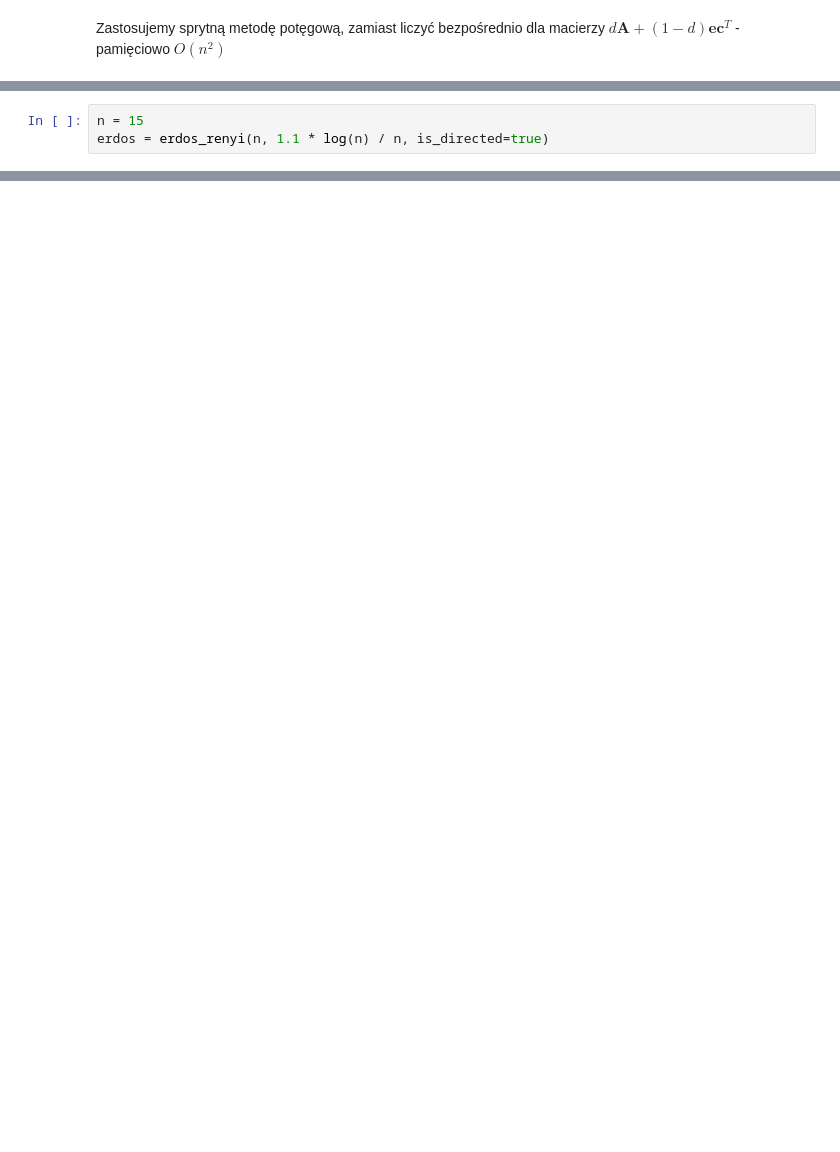
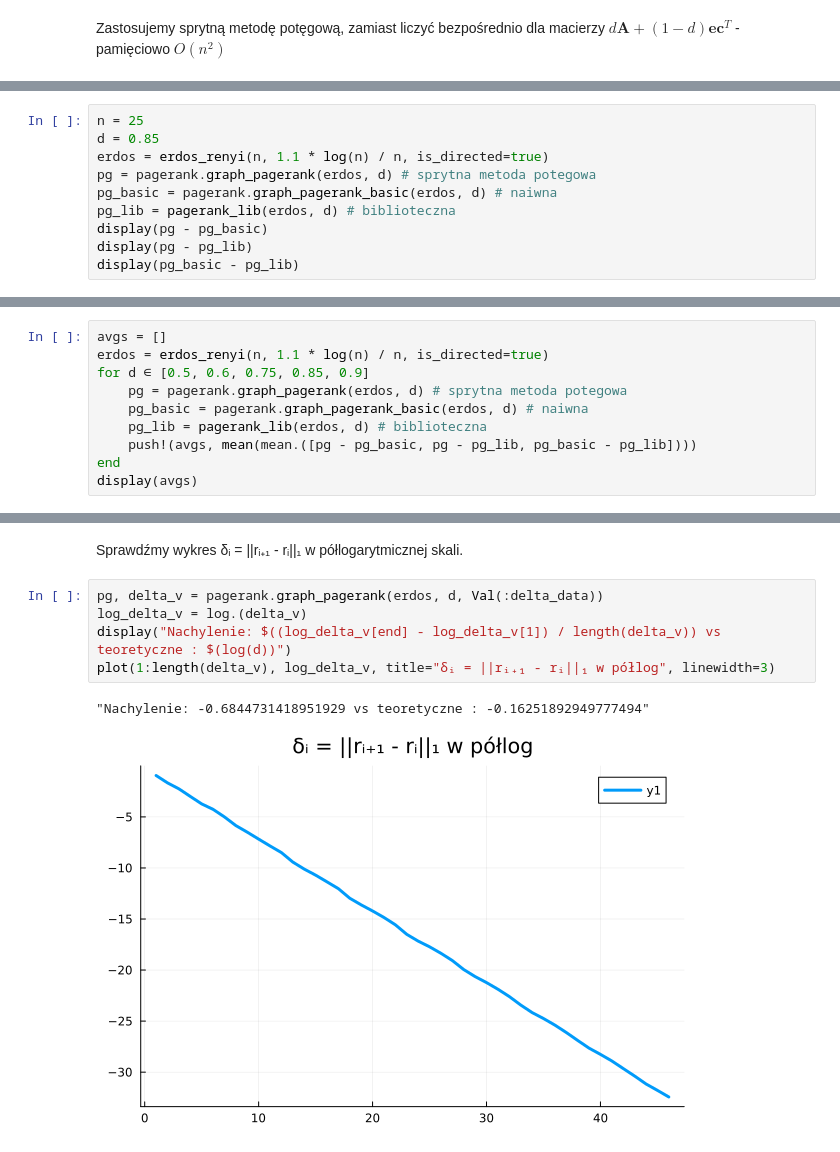
Before and after one commit to InfinityCity18/PageRank-Julia, a Jupyter notebook: notebook.ipynb, the cells around one changed output, grey strips where cells are left out. Drawn from its saved outputs; the diff is of its cells as text; blank space fills up the shorter version.

```diff
--- a/notebook.ipynb
+++ b/notebook.ipynb
@@ -183,3 +186,10 @@ erdos = erdos_renyi(n, 1.1 * log(n) / n, is_directed=true)Erdos-Renyi
 # %%
-n = 15
+n = 25
+d = 0.85
 erdos = erdos_renyi(n, 1.1 * log(n) / n, is_directed=true)
+pg = pagerank.graph_pagerank(erdos, d) # sprytna metoda potegowa
+pg_basic = pagerank.graph_pagerank_basic(erdos, d) # naiwna
+pg_lib = pagerank_lib(erdos, d) # biblioteczna
+display(pg - pg_basic)
+display(pg - pg_lib)
+display(pg_basic - pg_lib)
@@ -185,0 +251,10 @@ erdos = erdos_renyi(n, 1.1 * log(n) / n, is_directed=true)
+# %%
+avgs = []
+erdos = erdos_renyi(n, 1.1 * log(n) / n, is_directed=true)
+for d ∈ [0.5, 0.6, 0.75, 0.85, 0.9]
+    pg = pagerank.graph_pagerank(erdos, d) # sprytna metoda potegowa
+    pg_basic = pagerank.graph_pagerank_basic(erdos, d) # naiwna
+    pg_lib = pagerank_lib(erdos, d) # biblioteczna
+    push!(avgs, mean(mean.([pg - pg_basic, pg - pg_lib, pg_basic - pg_lib])))
+end
+display(avgs)
@@ -185,0 +274,10 @@ erdos = erdos_renyi(n, 1.1 * log(n) / n, is_directed=true)
+# %% [markdown]
+Sprawdźmy wykres δᵢ = ||rᵢ₊₁ - rᵢ||₁ w półlogarytmicznej skali.
+# %%
+pg, delta_v = pagerank.graph_pagerank(erdos, d, Val(:delta_data))
+log_delta_v = log.(delta_v)
+display("Nachylenie: $((log_delta_v[end] - log_delta_v[1]) / length(delta_v)) vs teoretyczne : $(log(d))")
+plot(1:length(delta_v), log_delta_v, title="δᵢ = ||rᵢ₊₁ - rᵢ||₁ w półlog", linewidth=3)
+# %% [output]
+"Nachylenie: -0.6844731418951929 vs teoretyczne : -0.16251892949777494"
+[figure, added]
```
Also changed, not shown: parts of 12 cells of this notebook, 2 other files.
